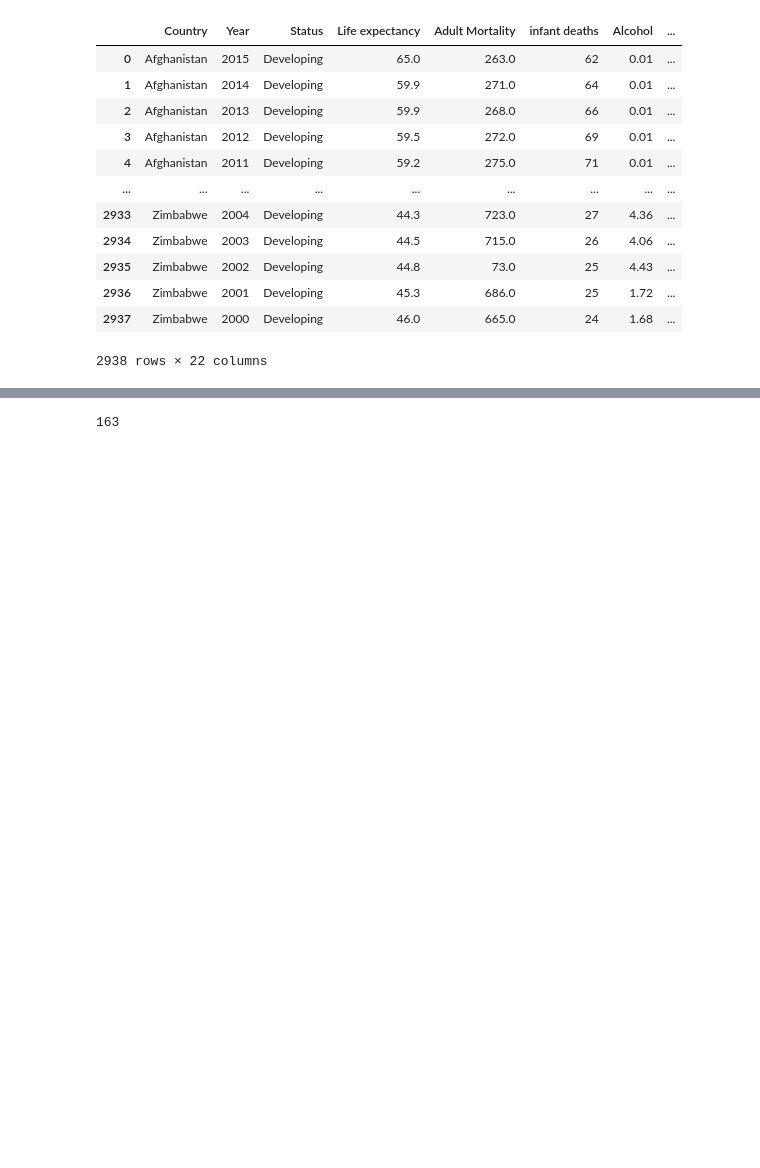
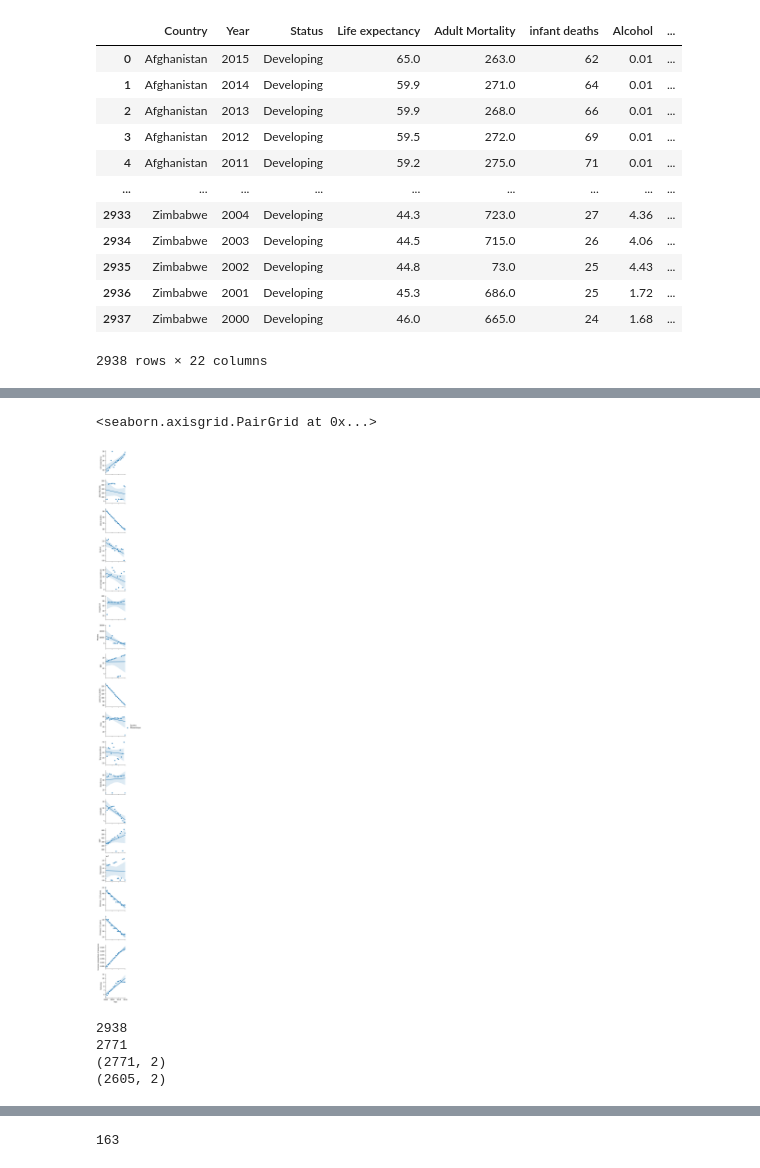
Before and after one commit to gskhaled/data-engineering-project, a Jupyter notebook: project.ipynb, the cells around one changed output, grey strips where cells are left out. Saved outputs shown, nothing was run; the diff lists cells and outputs as text; code cells hidden in the pictures; blank space fills up the shorter version.

```diff
--- a/project.ipynb
+++ b/project.ipynb
@@ -190,0 +137,27 @@ df_lifeExpectancy
+# %%
+countryMozambique = df_lifeExpectancy[df_lifeExpectancy['Country'] == 'Mozambique']
+sns.pairplot(data=countryMozambique, hue="Country", x_vars='Year', kind='reg', y_vars=countryMozambique.columns[3:])
+# %% [output]
+<seaborn.axisgrid.PairGrid at 0x...>
+[figure, added]
+# %%
+from sklearn.neighbors import LocalOutlierFactor
+print(len(df_lifeExpectancy))
+df_lifeExpectancyDroppedNa = df_lifeExpectancy.dropna(subset=['Schooling', 'Income composition of resources'])
+print(len(df_lifeExpectancyDroppedNa))
+X = df_lifeExpectancyDroppedNa[['Schooling', 'Income composition of resources']].values
+
+lof = LocalOutlierFactor()
+yhat = lof.fit_predict(X)
+
+mask = yhat != -1
+X_filtered = X[mask, :]
+
+# summarize the shape of the updated dataset
+print(X.shape)
+print(X_filtered.shape)
+# %% [output]
+2938
+2771
+(2771, 2)
+(2605, 2)
```
Also changed, not shown: parts of 26 cells of this notebook.
